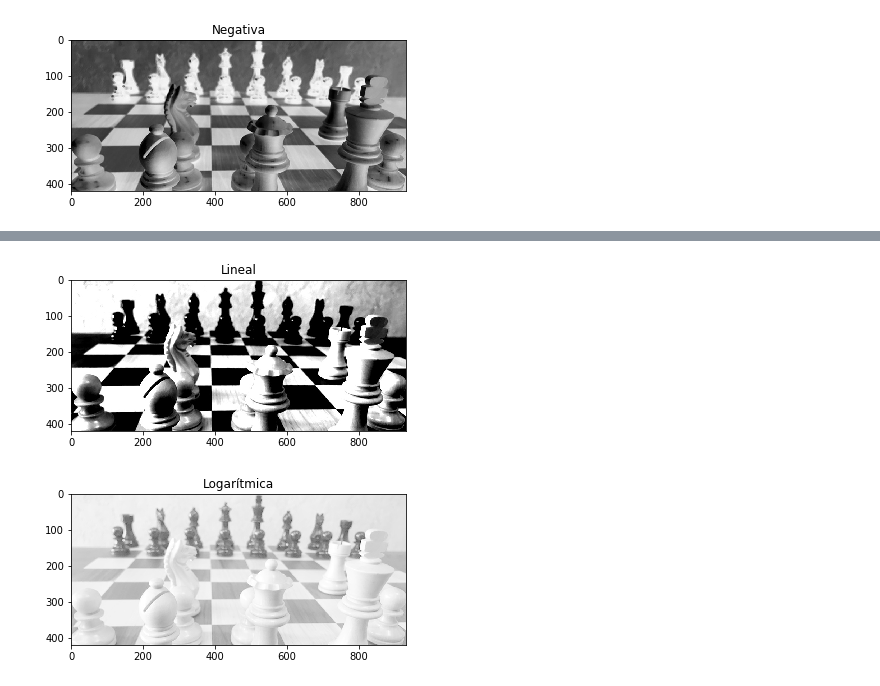
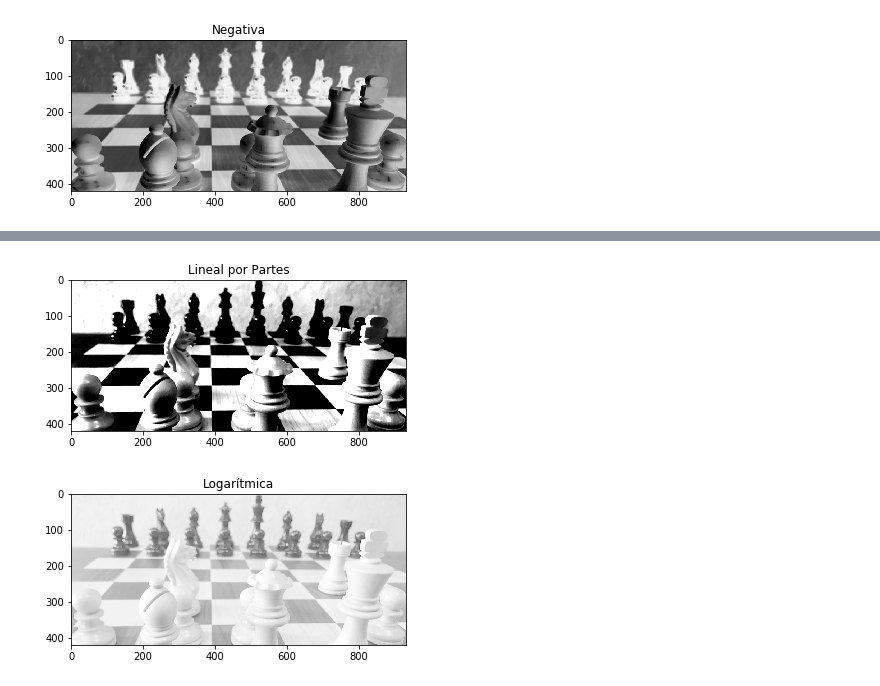
Before and after one commit to yaxha/mds-text-image-recognition, a Jupyter notebook: Lab2/lab2-binarizacion.ipynb, the cells around one changed output, grey strips where cells are left out. Saved outputs shown, nothing was run; the diff lists cells and outputs as text; code cells hidden in the pictures.

Commit message:
Agregada transformación lineal

```diff
--- a/Lab2/lab2-binarizacion.ipynb
+++ b/Lab2/lab2-binarizacion.ipynb
@@ -187,5 +206,5 @@ p4Negativa("p4/", "chess.jpg")
 # %%
-def p4Lineal(carpeta, imagen):
+def p4LinealPartes(carpeta, imagen):
     #Leer imagen en escala de grises
     img = cv2.imread(carpeta + imagen)
     img = cv2.cvtColor(img, cv2.COLOR_BGR2GRAY)
@@ -229,17 +248,17 @@ def p4Lineal(carpeta, imagen):
 
     #Imagen de salida
     #salida = m * img + b
-    cv2.imwrite(carpeta + "lineal.jpg", salida)
+    cv2.imwrite(carpeta + "linealPartes.jpg", salida)
 
     #Ver resultado
-    imagen_salida = cv2.imread(carpeta + "lineal.jpg")
-    plt.title("Lineal")
+    imagen_salida = cv2.imread(carpeta + "linealPartes.jpg")
+    plt.title("Lineal por Partes")
     plt.imshow(imagen_salida)
     plt.show()
 # %%
-p4Lineal("p4/", "chess.jpg")
+p4LinealPartes("p4/", "chess.jpg")
 # %% [output]
-[figure, old version]
+[figure, new version]
 # %%
 def p4Logaritmica(carpeta, imagen):
     #Leer imagen en escala de grises
```
Also changed, not shown: parts of 2 cells of this notebook, 2 other files.
